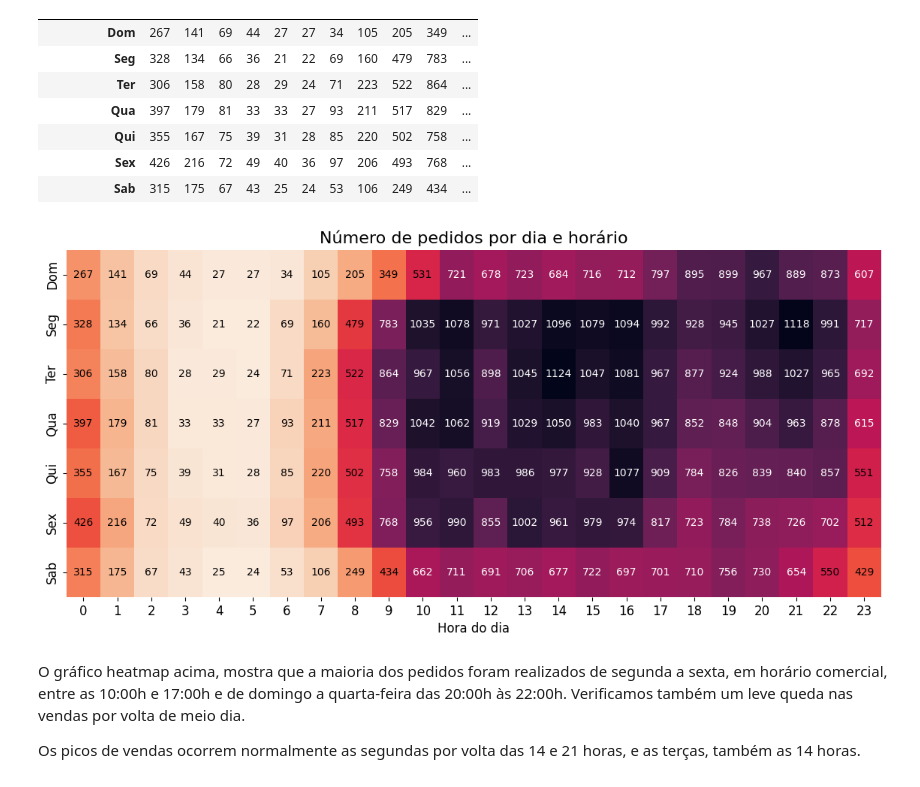
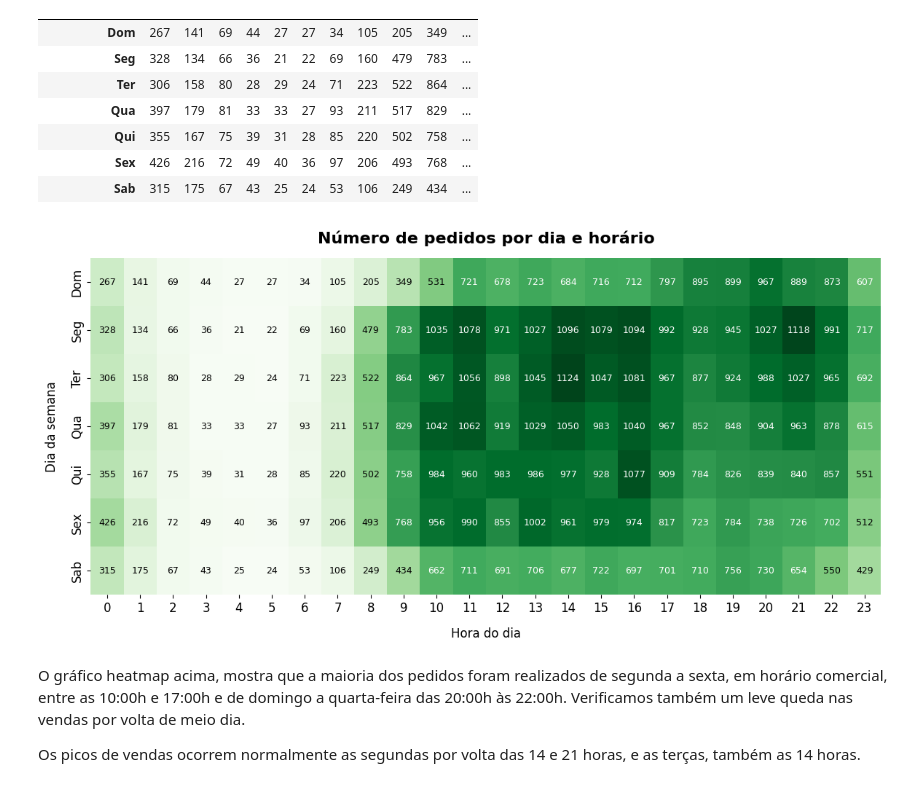
Before and after one commit to thaleswillreis/Analise-Dados-E-commerce, a Jupyter notebook: analise_dados.ipynb, the cells around one changed output. Saved outputs shown, nothing was run; the diff lists cells and outputs as text; code cells hidden in the pictures.

```diff
--- a/analise_dados.ipynb
+++ b/analise_dados.ipynb
@@ -162,20 +162,32 @@ display(df)
 | Sex | 426 | 216 | 72 | 49 | 40 | 36 | 97 | 206 | 493 | 768 | ... |
 | Sab | 315 | 175 | 67 | 43 | 25 | 24 | 53 | 106 | 249 | 434 | ... |
 # %%
+# Criar uma figura e um eixo com tamanho 14x6 polegadas
 fig, ax = plt.subplots(figsize=(14, 6))
-sns.heatmap(df, cmap='rocket_r', cbar=False)
+
+# Criar um mapa de calor (heatmap) usando o DataFrame df
+sns.heatmap(df, cmap='Greens', cbar=False)
+
+# Calcular a média de todas as encomendas no DataFrame
 media_encomendas = df.mean().mean()
+
+# Loop através das linhas do DataFrame
 for i in range(len(df)):
+    # Loop através das colunas do DataFrame
     for j in range(len(df.columns)):
+        # Definir a cor do texto como branco se o valor for maior que a média, caso contrário, preto
         text_color = 'white' if df.iloc[i, j] > media_encomendas else 'black'
-        ax.text(j+0.5, i+0.5, int(df.iloc[i, j]),
-            color=text_color, fontsize=10, ha="center", va="center")
-plt.title("Número de pedidos por dia e horário")
-plt.xlabel("Hora do dia")
-plt.ylabel("")
+        # Adicionar o texto com o valor de cada célula no centro da célula
+        ax.text(j + 0.5, i + 0.5, int(df.iloc[i, j]),
+                color=text_color, fontsize=9, ha="center", va="center")
+
+# Adicionar um título ao gráfico e rótulos ao eixo x e y
+plt.title("Número de pedidos por dia e horário", pad=15, fontsize=16, fontweight='bold', color='black')
+plt.xlabel("Hora do dia", labelpad=12)
+plt.ylabel("Dia da semana", labelpad=12)
 plt.show()
 # %% [output]
-[figure, old version]
+[figure, new version]
 # %% [markdown]
 O gráfico heatmap acima, mostra que a maioria dos pedidos foram realizados de segunda a sexta, em horário comercial, entre as 10:00h e 17:00h e de domingo a quarta-feira das 20:00h às 22:00h. Verificamos também um leve queda nas vendas por volta de meio dia.
 
```
Also changed, not shown: parts of 14 cells of this notebook.
